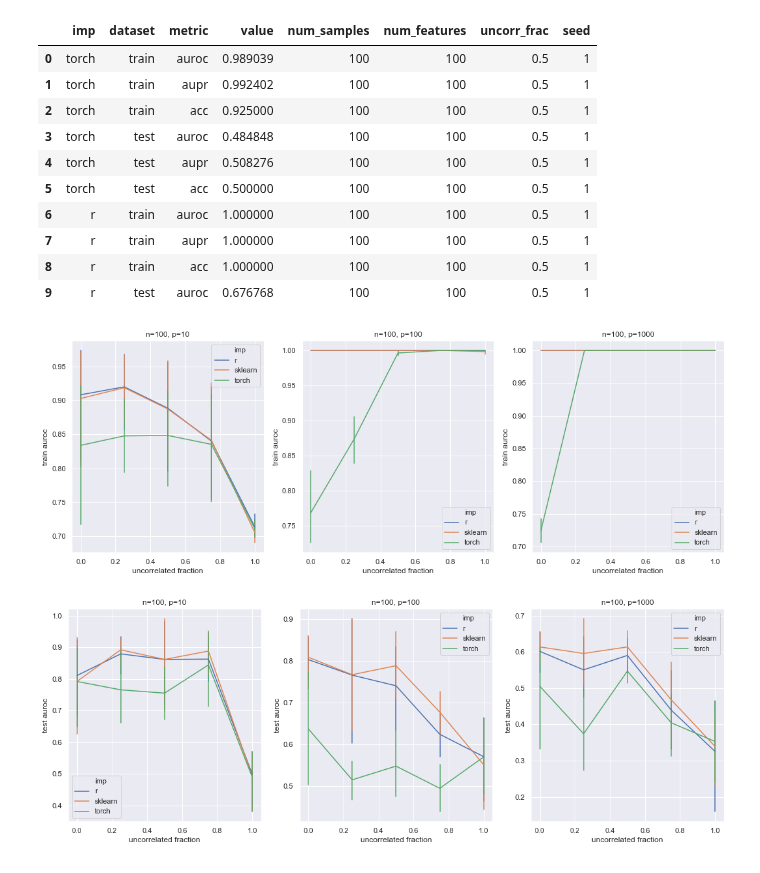
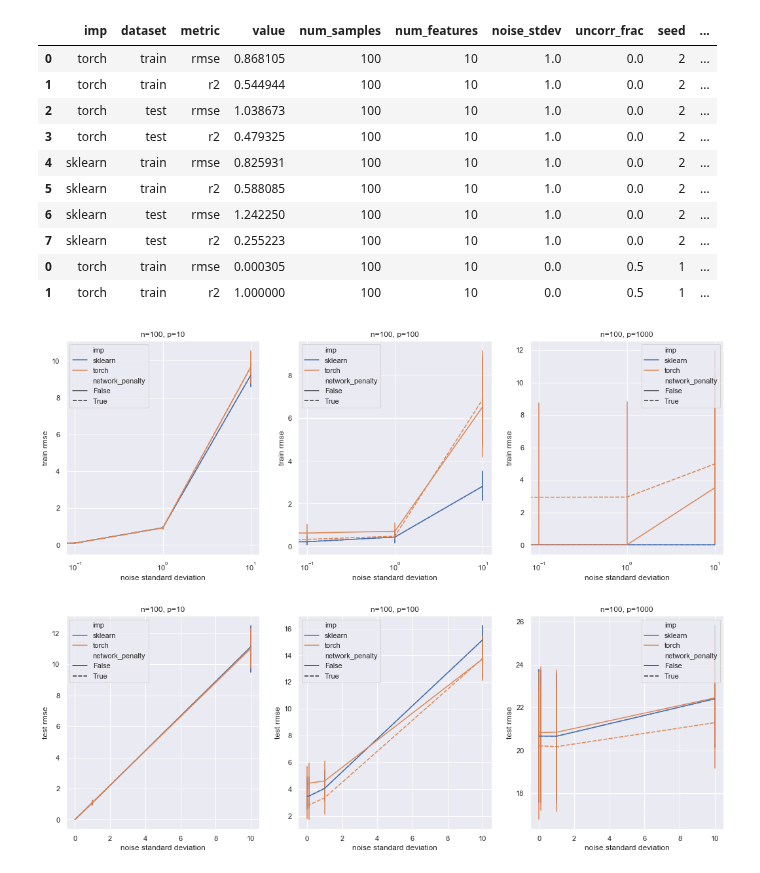
Before and after one commit to jjc2718/netreg, a Jupyter notebook: simdata/r_comparison.ipynb, the cells around one changed output. Cells and saved outputs as stored; diff of their text form; code cells hidden in the pictures.

Commit message:
add code to run pytorch with no network penalty

```diff
--- a/simdata/r_comparison.ipynb
+++ b/simdata/r_comparison.ipynb
@@ -5,17 +5,21 @@ import numpy as np
 import pandas as pd
 # %%
 result_columns = ['imp', 'dataset', 'metric', 'value',
-                  'num_samples', 'num_features', 'uncorr_frac', 'seed']
+                  'num_samples', 'num_features', 'noise_stdev',
+                  'uncorr_frac', 'seed', 'network_penalty']
 results_df = None
-results_dir = 'clique_results'
+results_dir = './param_search_results'
+results_dir_nn = './param_search_results/ignore_network'
+p_uncorr_frac = 0.5
 
-def parse_pickle(fname, n, p, uncorr_frac, seed):
+def parse_pickle(fname, n, p, uncorr_frac, seed, network=True):
     results = []
     with open(fname, 'rb') as f:
         r_map = pkl.load(f)
     for k, v in r_map.items():
         imp, ds, metric = k.split('_')
-        results.append([imp, ds, metric, v[0], n, p, uncorr_frac, seed])
+        results.append([imp, ds, metric, v[0], n, p, noise_stdev,
+                        uncorr_frac, seed, network])
     return pd.DataFrame(results, columns=result_columns)
 
 # read results from output directory
@@ -25,8 +29,9 @@ for fname in os.listdir(results_dir):
     f_sp = os.path.splitext(fname)[0].split('_')
     n = int(f_sp[2].replace('n', ''))
     p = int(f_sp[3].replace('p', ''))
-    uncorr_frac = float(f_sp[4].replace('u', ''))
-    seed = int(f_sp[5].replace('s', ''))
+    noise_stdev = float(f_sp[4].replace('e', ''))
+    uncorr_frac = float(f_sp[5].replace('u', ''))
+    seed = int(f_sp[6].replace('s', ''))
     df = parse_pickle(os.path.join(results_dir, fname),
                       n, p, uncorr_frac, seed)
     if results_df is None:
@@ -34,19 +39,35 @@ for fname in os.listdir(results_dir):
     else:
         results_df = pd.concat((results_df, df))
 
+for fname in os.listdir(results_dir_nn):
+    if os.path.isdir(fname): continue
+    if 'cv_results' not in fname: continue
+    f_sp = os.path.splitext(fname)[0].split('_')
+    n = int(f_sp[2].replace('n', ''))
+    p = int(f_sp[3].replace('p', ''))
+    noise_stdev = float(f_sp[4].replace('e', ''))
+    uncorr_frac = float(f_sp[5].replace('u', ''))
+    seed = int(f_sp[6].replace('s', ''))
+    df = parse_pickle(os.path.join(results_dir_nn, fname),
+                      n, p, uncorr_frac, seed, network=False)
+    if results_df is None:
+        results_df = df
+    else:
+        results_df = pd.concat((results_df, df))
+
 results_df.head(n=10)
 # %% [output]
-|  | imp | dataset | metric | value | num_samples | num_features | uncorr_frac | seed |
-| 0 | torch | train | auroc | 0.989039 | 100 | 100 | 0.5 | 1 |
-| 1 | torch | train | aupr | 0.992402 | 100 | 100 | 0.5 | 1 |
-| 2 | torch | train | acc | 0.925000 | 100 | 100 | 0.5 | 1 |
-| 3 | torch | test | auroc | 0.484848 | 100 | 100 | 0.5 | 1 |
-| 4 | torch | test | aupr | 0.508276 | 100 | 100 | 0.5 | 1 |
-| 5 | torch | test | acc | 0.500000 | 100 | 100 | 0.5 | 1 |
-| 6 | r | train | auroc | 1.000000 | 100 | 100 | 0.5 | 1 |
-| 7 | r | train | aupr | 1.000000 | 100 | 100 | 0.5 | 1 |
-| 8 | r | train | acc | 1.000000 | 100 | 100 | 0.5 | 1 |
-| 9 | r | test | auroc | 0.676768 | 100 | 100 | 0.5 | 1 |
+|  | imp | dataset | metric | value | num_samples | num_features | noise_stdev | uncorr_frac | seed | ... |
+| 0 | torch | train | rmse | 0.868105 | 100 | 10 | 1.0 | 0.0 | 2 | ... |
+| 1 | torch | train | r2 | 0.544944 | 100 | 10 | 1.0 | 0.0 | 2 | ... |
+| 2 | torch | test | rmse | 1.038673 | 100 | 10 | 1.0 | 0.0 | 2 | ... |
+| 3 | torch | test | r2 | 0.479325 | 100 | 10 | 1.0 | 0.0 | 2 | ... |
+| 4 | sklearn | train | rmse | 0.825931 | 100 | 10 | 1.0 | 0.0 | 2 | ... |
+| 5 | sklearn | train | r2 | 0.588085 | 100 | 10 | 1.0 | 0.0 | 2 | ... |
+| 6 | sklearn | test | rmse | 1.242250 | 100 | 10 | 1.0 | 0.0 | 2 | ... |
+| 7 | sklearn | test | r2 | 0.255223 | 100 | 10 | 1.0 | 0.0 | 2 | ... |
+| 0 | torch | train | rmse | 0.000305 | 100 | 10 | 0.0 | 0.5 | 1 | ... |
+| 1 | torch | train | r2 | 1.000000 | 100 | 10 | 0.0 | 0.5 | 1 | ... |
 # %%
 import matplotlib.pyplot as plt
 import seaborn as sns
@@ -58,7 +79,7 @@ fig.set_figwidth(18)
 # fig.set_figheight(18)
 fig.set_figheight(6)
 
-metric = 'auroc'
+metric = 'rmse'
 # for i, num_samples in enumerate((100, 500, 1000)):
 for i, num_samples in enumerate([100]):
     for j, num_feats in enumerate((10, 100, 1000)):
@@ -67,40 +88,45 @@ for i, num_samples in enumerate([100]):
         filter_df = results_df[(results_df['num_samples'] == num_samples) &
                                (results_df['num_features'] == num_feats) &
                                (results_df['dataset'] == 'train') &
+                               (results_df['uncorr_frac'] == p_uncorr_frac) &
                                (results_df['metric'] == metric)]
         filter_df = filter_df.sort_values(by='imp')
-        sns.lineplot(data=filter_df, x='uncorr_frac', y='value',
-                     hue='imp', err_style='bars', ax=ax)
+        sns.lineplot(data=filter_df, x='noise_stdev', y='value',
+                     hue='imp', style='network_penalty', err_style='bars',
+                     ax=ax)
         ax.set_title('n={}, p={}'.format(num_samples, num_feats))
-        ax.set_xlabel('uncorrelated fraction')
+        ax.set_xlabel('noise standard deviation')
+        ax.set_xscale('log')
         ax.set_ylabel('train {}'.format(metric))
 # %% [output]
-[figure, old version]
+[figure, new version]
 # %%
 sns.set()
 #fig, axarr = plt.subplots(3, 3)
 fig, axarr = plt.subplots(1, 3)
 fig.set_figwidth(18)
 # fig.set_figheight(18)
 fig.set_figheight(6)
 
-metric = 'auroc'
+metric = 'rmse'
 # for i, num_samples in enumerate((100, 500, 1000)):
 for i, num_samples in enumerate([100]):
     for j, num_feats in enumerate((10, 100, 1000)):
         # ax = axarr[i, j]
         ax = axarr[j]
         filter_df = results_df[(results_df['num_samples'] == num_samples) &
                                (results_df['num_features'] == num_feats) &
                                (results_df['dataset'] == 'test') &
+                               (results_df['uncorr_frac'] == p_uncorr_frac) &
                                (results_df['metric'] == metric)]
         filter_df = filter_df.sort_values(by='imp')
-        sns.lineplot(data=filter_df, x='uncorr_frac', y='value',
-                     hue='imp', err_style='bars', ax=ax)
+        sns.lineplot(data=filter_df, x='noise_stdev', y='value',
+                     hue='imp', style='network_penalty', err_style='bars',
+                     ax=ax)
         ax.set_title('n={}, p={}'.format(num_samples, num_feats))
-        ax.set_xlabel('uncorrelated fraction')
+        ax.set_xlabel('noise standard deviation')
         ax.set_ylabel('test {}'.format(metric))
 # %% [output]
-[figure, old version]
+[figure, new version]
 # %%
 result_columns = ['imp', 'metric', 'value', 'num_samples',
```
Also changed, not shown: parts of 2 cells of this notebook, 3 other files.
